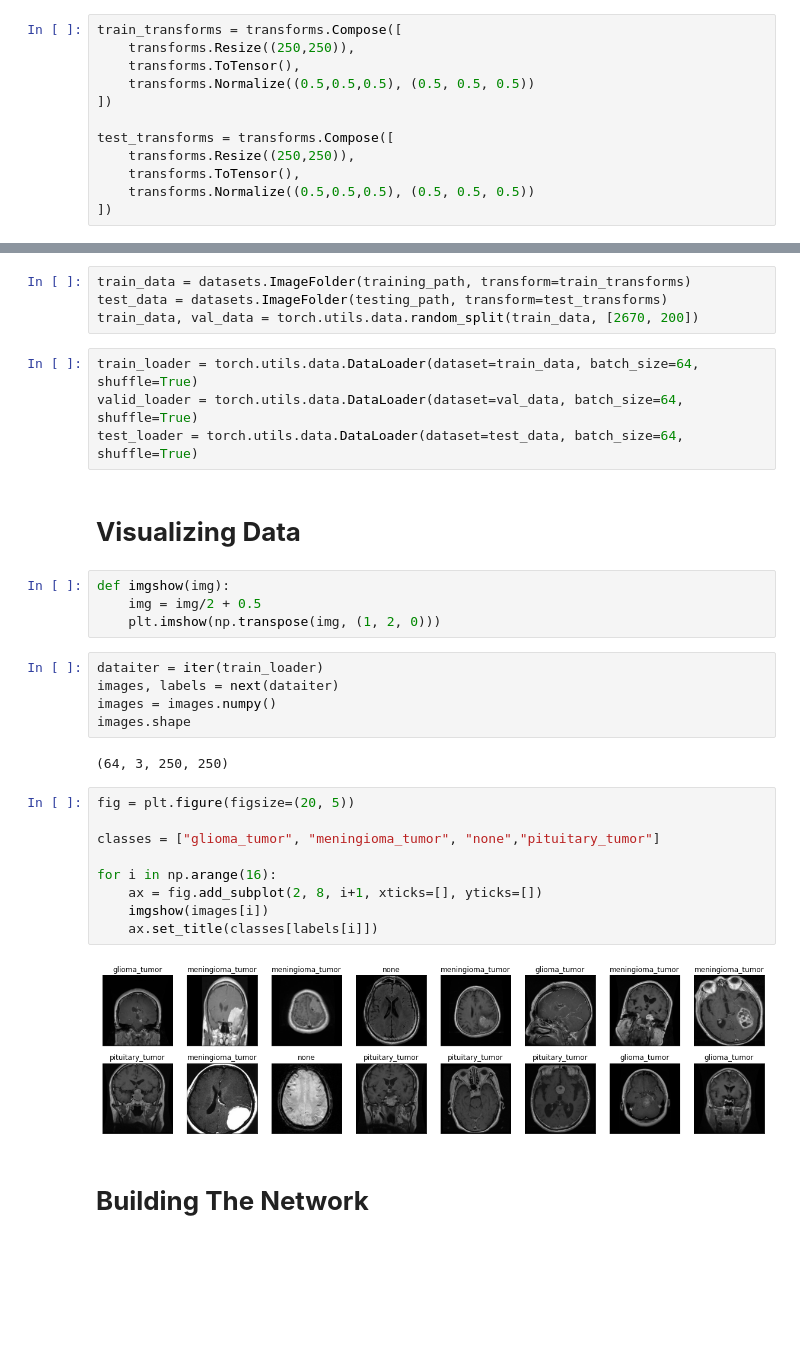
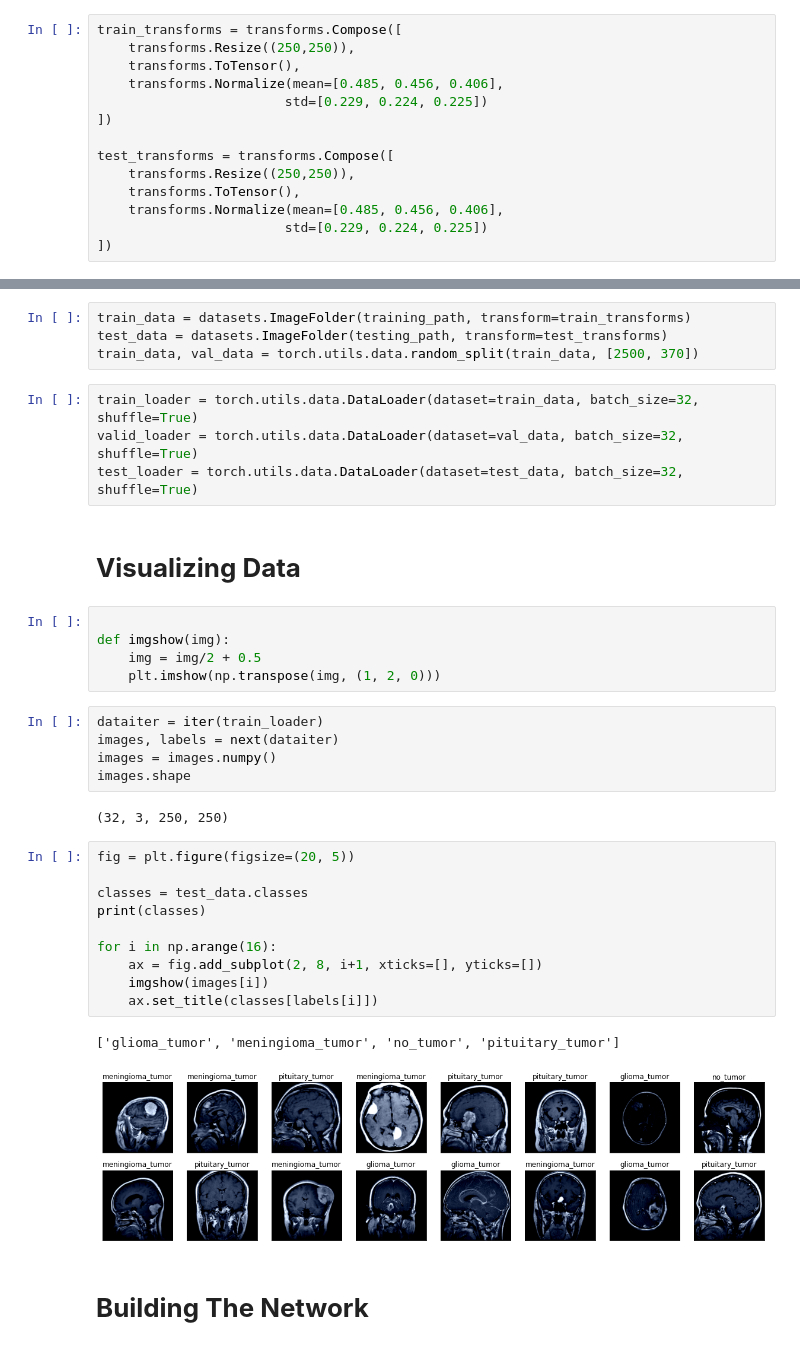
Before and after one commit to Vinaya-Sharma/BrainTumorDetection, a Jupyter notebook: braintumorclassification.ipynb, the cells around one changed output, grey strips where cells are left out. Saved outputs shown, nothing was run; the diff lists cells and outputs as text; blank space fills up the shorter version.

```diff
--- a/braintumorclassification.ipynb
+++ b/braintumorclassification.ipynb
@@ -27,13 +27,15 @@ training_path = "../input/brain-tumor-classification-mri/Training"
 train_transforms = transforms.Compose([
     transforms.Resize((250,250)),
     transforms.ToTensor(),
-    transforms.Normalize((0.5,0.5,0.5), (0.5, 0.5, 0.5))
+    transforms.Normalize(mean=[0.485, 0.456, 0.406],
+                        std=[0.229, 0.224, 0.225])
 ])
 
 test_transforms = transforms.Compose([
     transforms.Resize((250,250)),
     transforms.ToTensor(),
-    transforms.Normalize((0.5,0.5,0.5), (0.5, 0.5, 0.5))
+    transforms.Normalize(mean=[0.485, 0.456, 0.406],
+                        std=[0.229, 0.224, 0.225])
 ])
 # %%
 plt.title('image')
@@ -45,14 +47,15 @@ plt.show()
 # %%
 train_data = datasets.ImageFolder(training_path, transform=train_transforms)
 test_data = datasets.ImageFolder(testing_path, transform=test_transforms)
-train_data, val_data = torch.utils.data.random_split(train_data, [2670, 200])
+train_data, val_data = torch.utils.data.random_split(train_data, [2500, 370])
 # %%
-train_loader = torch.utils.data.DataLoader(dataset=train_data, batch_size=64, shuffle=True)
-valid_loader = torch.utils.data.DataLoader(dataset=val_data, batch_size=64, shuffle=True)
-test_loader = torch.utils.data.DataLoader(dataset=test_data, batch_size=64, shuffle=True)
+train_loader = torch.utils.data.DataLoader(dataset=train_data, batch_size=32, shuffle=True)
+valid_loader = torch.utils.data.DataLoader(dataset=val_data, batch_size=32, shuffle=True)
+test_loader = torch.utils.data.DataLoader(dataset=test_data, batch_size=32, shuffle=True)
 # %% [markdown]
 # **Visualizing Data**
 # %%
+
 def imgshow(img):
     img = img/2 + 0.5
     plt.imshow(np.transpose(img, (1, 2, 0)))
@@ -62,18 +65,20 @@ images, labels = next(dataiter)
 images = images.numpy()
 images.shape
 # %% [output]
-(64, 3, 250, 250)
+(32, 3, 250, 250)
 # %%
 fig = plt.figure(figsize=(20, 5))
 
-classes = ["glioma_tumor", "meningioma_tumor", "none","pituitary_tumor"]
+classes = test_data.classes
+print(classes)
 
 for i in np.arange(16):
     ax = fig.add_subplot(2, 8, i+1, xticks=[], yticks=[])
     imgshow(images[i])
     ax.set_title(classes[labels[i]])
 # %% [output]
+['glioma_tumor', 'meningioma_tumor', 'no_tumor', 'pituitary_tumor']
-[figure, old version]
+[figure, new version]
 # %% [markdown]
 # **Building The Network**
 # %%
```
Also changed, not shown: parts of 3 cells of this notebook.
